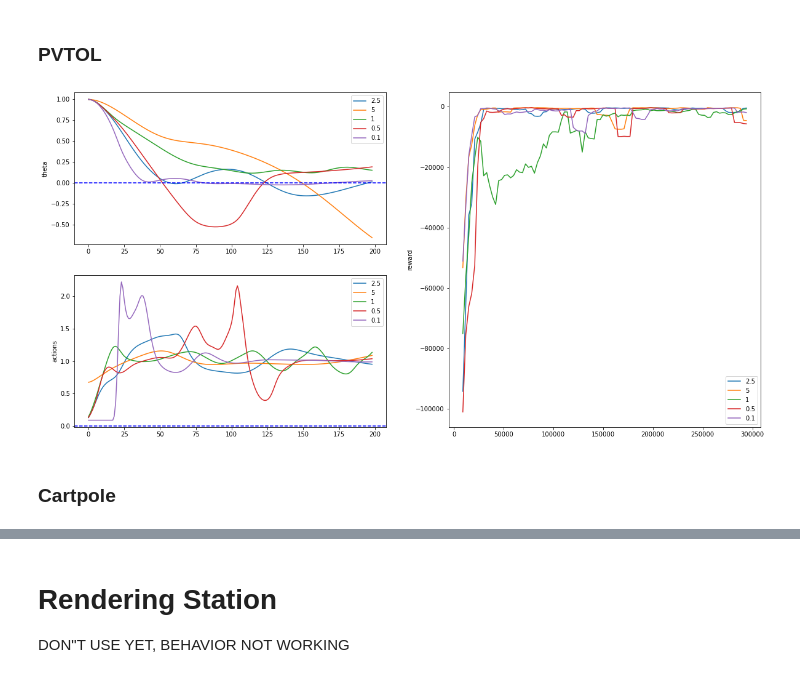
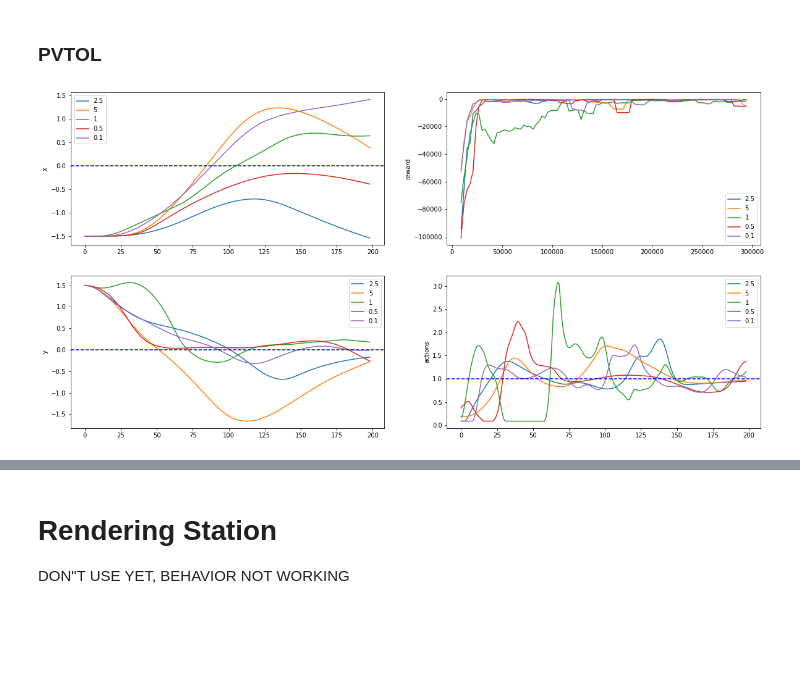
Before and after one commit to mohsinsarwari/RL_Path_Planning, a Jupyter notebook: cheap_control/evaluation.ipynb, the cells around one changed output, grey strips where cells are left out. Cells and saved outputs as stored; diff of their text form; code cells hidden in the pictures; blank space fills up the shorter version.

Commit message:
pvtol setup

```diff
--- a/cheap_control/evaluation.ipynb
+++ b/cheap_control/evaluation.ipynb
@@ -32,7 +32,7 @@ def look_through_folders():
 #Filter through run: returns dictionary where values belong to same run
 def check(params):
     match = bool(1
-        and params.id == 22
+        and params.id == 24
         and params.finished == True
         #and params.envs.manipulator.cost_func == 3
         )
@@ -219,7 +221,7 @@ def plot_eval():
 
         plot = True #plot only one
         for folder in combo:
-            results = run_eval.evaluate(folder, env='pvtol', init=[1, 1, 0, 0, 0, 0])
+            results = run_eval.evaluate(folder, env='pvtol', init=[-1.5, 1.5, 0, 0, 0, 0])
             tb = results["pvtol"]["mean_reward"]
             tb_times = tb[0]
             tb_rew = [a[0] for a in tb[1]]
@@ -227,41 +229,46 @@ def plot_eval():
             rew.append(tb_rew)
 
             if plot:
-                theta = results["pvtol"]["states"][:, 1]
+                x = results["pvtol"]["states"][:, 0]
+                y = results["pvtol"]["states"][:, 1]
                 actions = results["pvtol"]["actions"]
 
                 plt.subplot(221)
-                plt.plot(theta, label=str(params[label]))
+                plt.plot(x, label=str(params[label]))
                 plt.subplot(223)
+                plt.plot(y, label=str(params[label]))
+                plt.subplot(224)
                 plt.plot(actions, label=str(params[label]))
                 plot = False
 
         rew_avg = np.mean(rew, axis=0)
         n=5
         tb_smoothed = np.cumsum(rew_avg, dtype=float)
         tb_smoothed[n:] = tb_smoothed[n:] - tb_smoothed[:-n]
         tb_smoothed =  tb_smoothed[n - 1:] / n
 
-        plt.subplot(122)
+        plt.subplot(222)
         plt.plot(tb_times[(n//2):-(n//2)], tb_smoothed, label=str(params[label]))
 
 
 
-    plt.subplot(122)
+    plt.subplot(222)
     plt.ylabel("reward")
     plt.legend()
     plt.subplot(221)
     plt.axhline(y=0, color='b', linestyle='--')
-    plt.ylabel("theta")
+    plt.ylabel("x")
     plt.legend()
     plt.subplot(223)
     plt.axhline(y=0, color='b', linestyle='--')
+    plt.ylabel("y")
+    plt.legend()
+    plt.subplot(224)
+    plt.axhline(y=1, color='b', linestyle='--')
     plt.ylabel("actions")
     plt.legend()
     plt.show()
 
 plot_eval()
 # %% [output]
-[figure, old version]
+[figure, new version]
-# %% [markdown]
-### Cartpole
```
Also changed, not shown: parts of 6 cells of this notebook, 8 other files.
